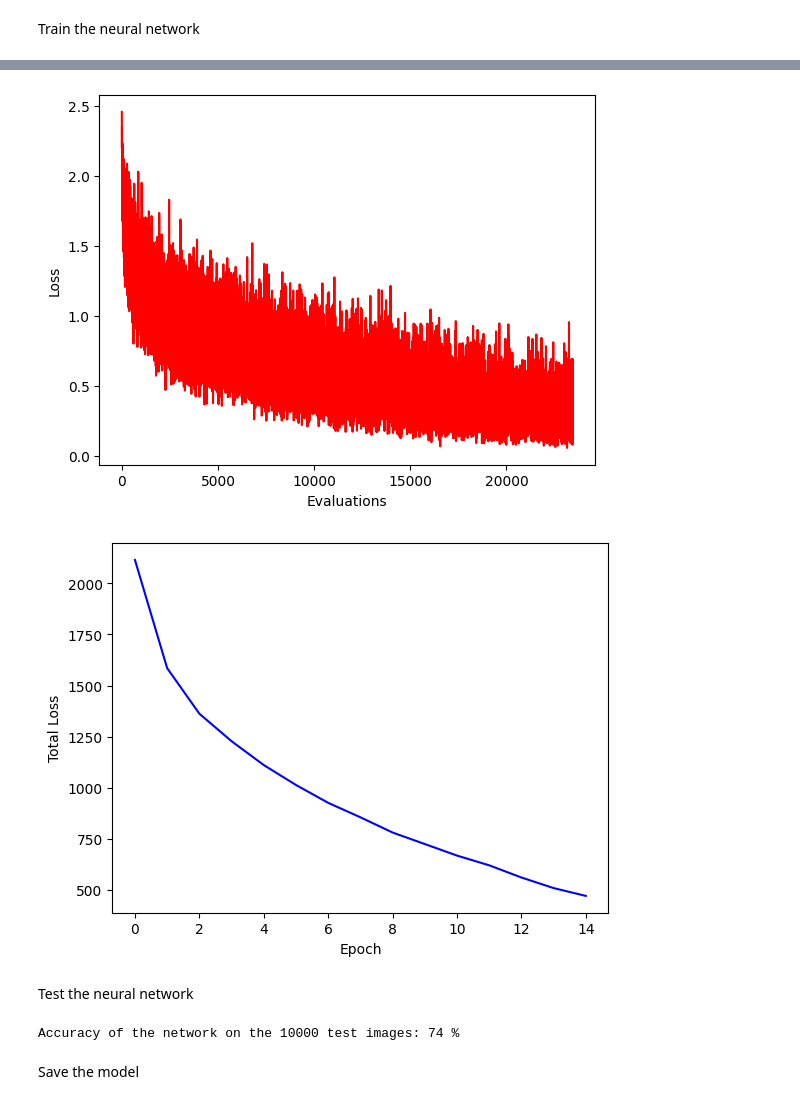
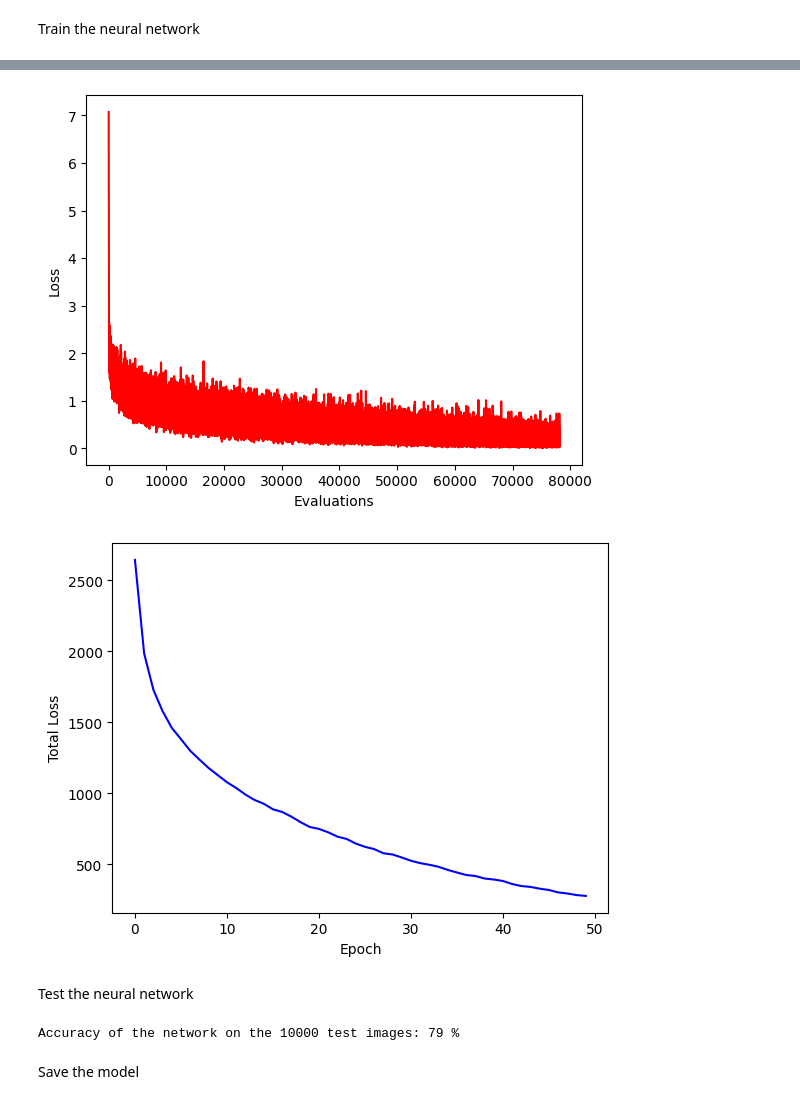
Before and after one commit to surajrl/cifar10-nn, a Jupyter notebook: src/com3013-cw.ipynb, the cells around one changed output, grey strips where cells are left out. Cells and saved outputs as stored; diff of their text form; code cells hidden in the pictures.

```diff
--- a/src/com3013-cw.ipynb
+++ b/src/com3013-cw.ipynb
@@ -74,16 +77,19 @@ class Net(nn.Module):
         self.conv1 = nn.Conv2d(3, 64, 5, stride=1, padding=2)
         self.batchNorm1 = nn.BatchNorm2d(64)
 
-        self.conv2 = nn.Conv2d(64, 64, 5, stride=1, padding=2)
-        self.batchNorm2 = nn.BatchNorm2d(64)
+        self.conv2 = nn.Conv2d(64, 128, 5, stride=1, padding=2)
+        self.batchNorm2 = nn.BatchNorm2d(128)
 
-        self.conv3 = nn.Conv2d(64, 64, 5, stride=1, padding=2)
-        self.batchNorm3 = nn.BatchNorm2d(64)
+        self.conv3 = nn.Conv2d(128, 128, 5, stride=1, padding=2)
+        self.batchNorm3 = nn.BatchNorm2d(128)
 
-        self.fc1 = nn.Linear(4 * 4 * 64, 500)
-        self.batchNorm4 = nn.BatchNorm1d(500)
+        self.fc1 = nn.Linear(4 * 4 * 128, 2048)
+        self.batchNorm4 = nn.BatchNorm1d(2048)
 
-        self.fc2 = nn.Linear(500, 10)
+        self.fc2 = nn.Linear(2048, 2048)
+        self.batchNorm5 = nn.BatchNorm1d(2048)
+
+        self.fc3 = nn.Linear(2048, 10)
 
     def forward(self, x):
         x = self.conv1(x)
@@ -100,6 +106,7 @@ class Net(nn.Module):
         x = self.batchNorm3(x) # batch normalization
         x = F.relu(x)
         x = F.max_pool2d(x, kernel_size=2, stride=2)
+        x = F.dropout(x, p=0.5)
 
         x = torch.flatten(x, 1) # flatten all dimensions except batch
 
@@ -107,7 +114,12 @@ class Net(nn.Module):
         x = self.batchNorm4(x) # batch normalization
         x = F.relu(x)
 
+        x = self.fc2(x)
+        x = self.batchNorm5(x) # batch normalization
+        x = F.relu(x)
+
         x = F.dropout(x, p=0.5)
+
         x = self.fc2(x)
 
         return x
@@ -131,7 +143,7 @@ import time
 
 total_loss_list = []
 loss_list = []
-epochs = 15
+epochs = 50
 start = time.perf_counter()
 
 print("Epochs: " + str(epochs))
@@ -167,7 +179,7 @@ for epoch in range(epochs):  # loop over the dataset multiple times
 
 end = time.perf_counter()
 
-print(f"Finished training, time taken {end-start} seconds")
+print(f"Finished training, time taken {(end-start) / 60} minutes")
 
 # plot the loss rate
 plt.plot(np.array(loss_list), 'r')
@@ -200,5 +211,5 @@ Finished training, time taken 230.16451261000003 seconds
-[figure, old version]
+[figure, new version]
-[figure, old version]
+[figure, new version]
 # %% [markdown]
 Test the neural network
 # %%
@@ -219,7 +230,7 @@ with torch.no_grad():
 
 print(f"Accuracy of the network on the 10000 test images: {100 * correct // total} %")
 # %% [output]
-Accuracy of the network on the 10000 test images: 74 %
+Accuracy of the network on the 10000 test images: 79 %
 # %% [markdown]
 Save the model
 # %%
```
Also changed, not shown: parts of 6 cells of this notebook, 2 other files.
